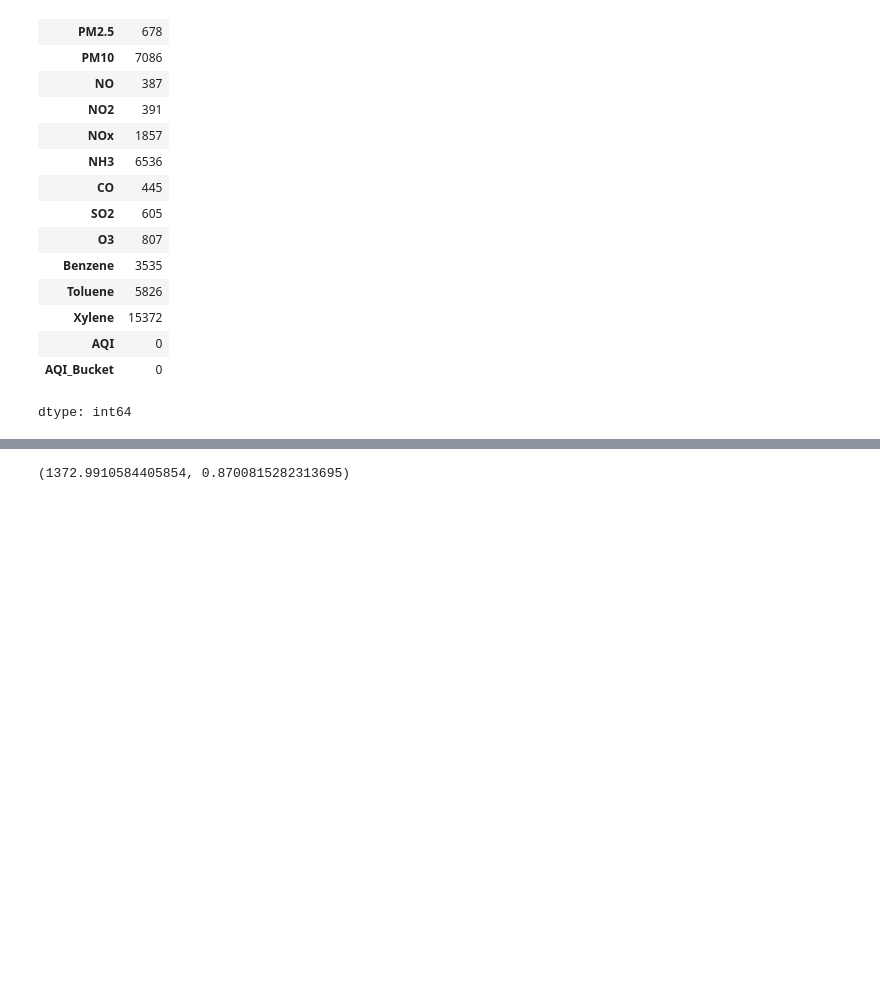
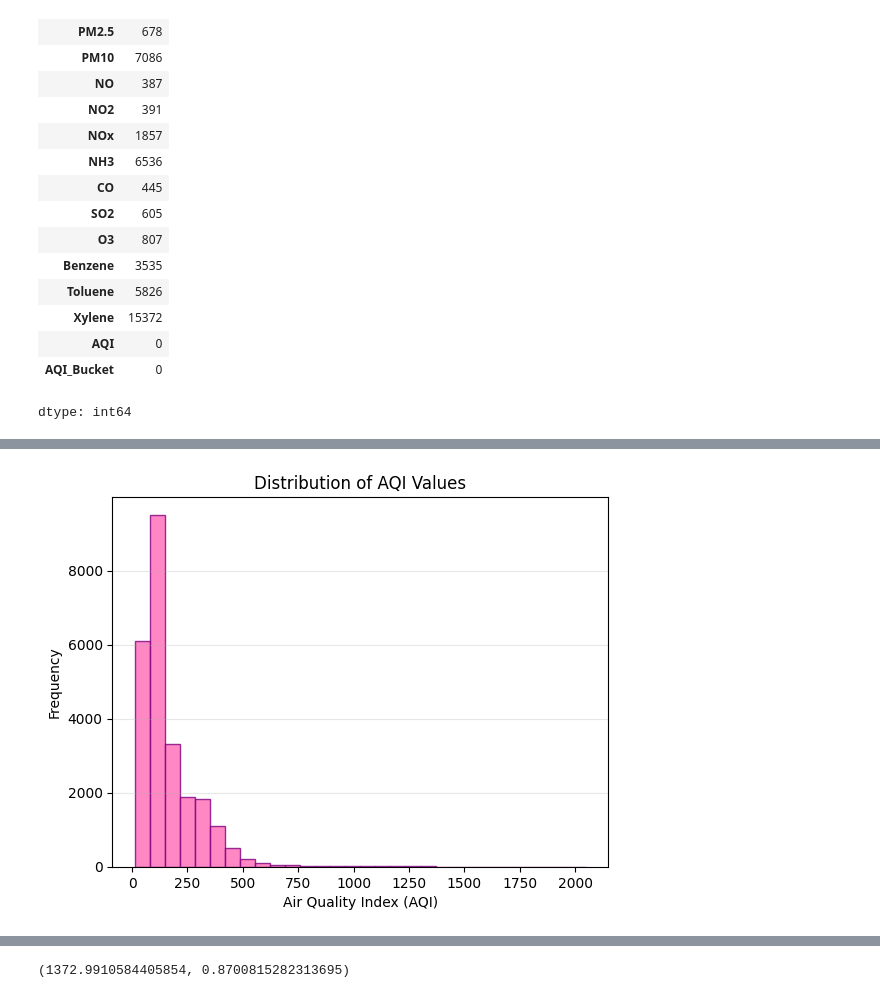
Before and after one commit to kitawa333-svg/air-quality-eda, a Jupyter notebook: Indian_AQI_Data_Analysis_PRAC_1_ass.ipynb, the cells around one changed output, grey strips where cells are left out. Drawn from its saved outputs; the diff is of its cells as text; code cells hidden in the pictures; blank space fills up the shorter version.

```diff
--- a/Indian_AQI_Data_Analysis_PRAC_1_ass.ipynb
+++ b/Indian_AQI_Data_Analysis_PRAC_1_ass.ipynb
@@ -271,0 +585,11 @@ This section examines the distribution of AQI values and key pollutants to under
+# %%
+#making a histogram
+plt.figure()
+plt.hist(df_clean['AQI'], bins=30, color='hotpink', edgecolor='purple', alpha=0.8)  #pink bars with purple edges
+plt.xlabel('Air Quality Index (AQI)')
+plt.ylabel('Frequency')
+plt.title('Distribution of AQI Values')
+plt.grid(True, alpha=0.3, axis='y')  #light grid
+plt.show()
+# %% [output]
+[figure, added]
```
Also changed, not shown: parts of 137 cells of this notebook.
